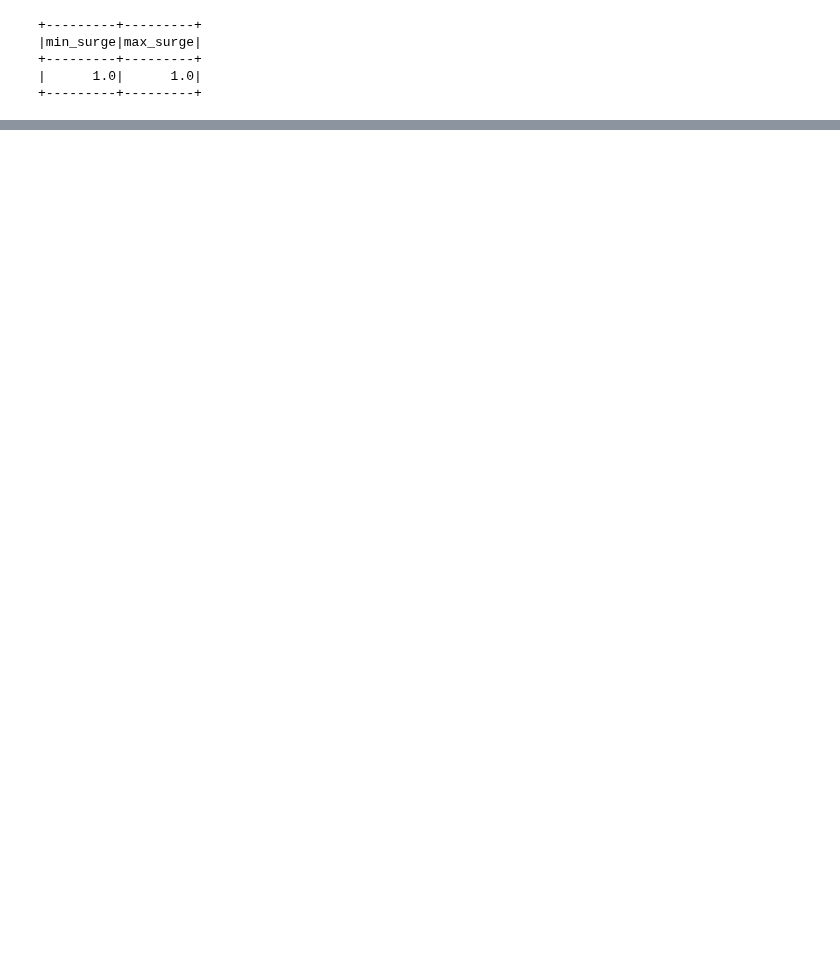
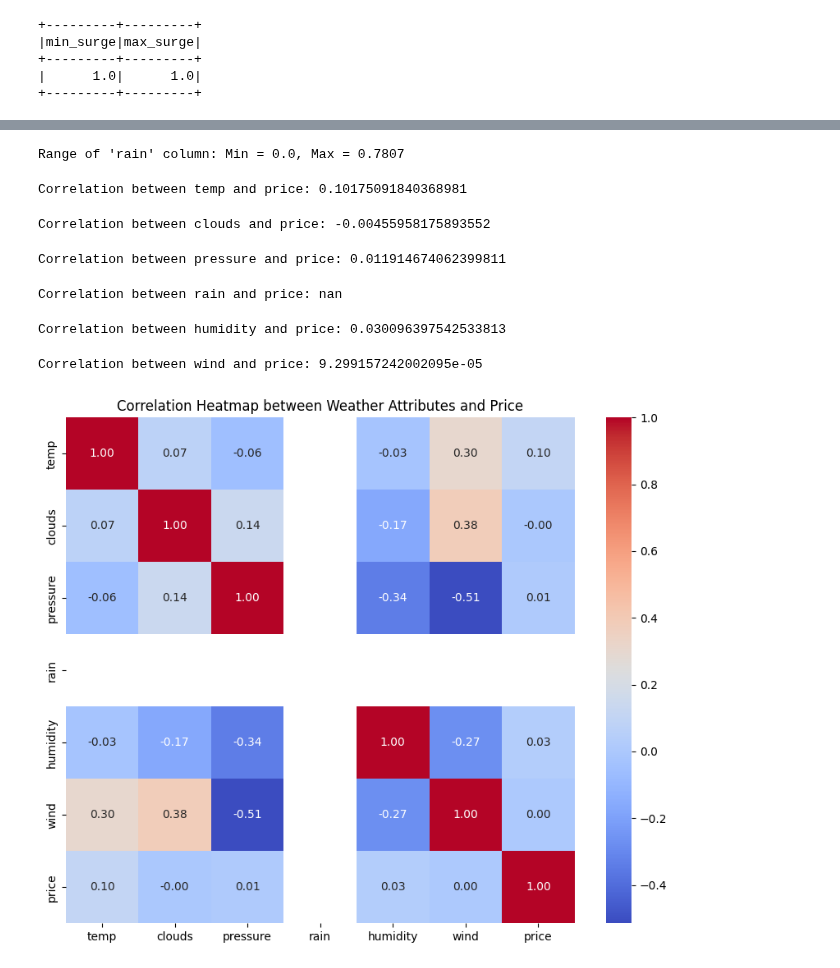
Before and after one commit to rishikamtam12/UberFarePredictor, a Jupyter notebook: dataVisualization.ipynb, the cells around one changed output, grey strips where cells are left out. Saved outputs shown, nothing was run; the diff lists cells and outputs as text; code cells hidden in the pictures; blank space fills up the shorter version.

```diff
--- a/dataVisualization.ipynb
+++ b/dataVisualization.ipynb
@@ -209,0 +336,20 @@ min_max_surge.show()
+# %%
+from pyspark.sql.functions import coalesce, col
+
+# Step 1: Replace 'weather_time_stamp' with 'weather_source_timestamp' where available
+joined_df = joined_df.withColumn(
+    "weather_time_stamp",
+    coalesce(col("weather_source_timestamp"), col("weather_time_stamp"))
+)
+
+# Step 2: Remove 'weather_source_timestamp' column
+joined_df = joined_df.drop("weather_source_timestamp")
+
+# Step 3: Count rows with any null value
+rows_before = joined_df.count()
+joined_df = joined_df.na.drop()  # Remove rows with any null values
+rows_after = joined_df.count()
+
+# Step 4: Print the number of rows removed
+rows_removed = rows_before - rows_after
+print(f"Number of rows removed: {rows_removed}")
@@ -350,0 +386,49 @@ print(f"Number of rows in uber_df: {row_count}")
+# %%
+from pyspark.sql.functions import min, max
+
+# Find the minimum and maximum values in the 'rain' column
+rain_min_max = weather_df.select(min("rain").alias("min_rain"), max("rain").alias("max_rain")).collect()
+
+# Display the result
+min_rain, max_rain = rain_min_max[0]
+print(f"Range of 'rain' column: Min = {min_rain}, Max = {max_rain}")
+# %% [output]
+Range of 'rain' column: Min = 0.0, Max = 0.7807
+# %%
+from pyspark.sql.functions import col
+import seaborn as sns
+import matplotlib.pyplot as plt
+import pandas as pd
+
+# Step 1: Select relevant columns
+weather_columns = ['temp', 'clouds', 'pressure', 'rain', 'humidity', 'wind']
+target_column = 'price'
+selected_columns = weather_columns + [target_column]
+selected_df = joined_df.select(*selected_columns)
+
+# Step 2: Compute correlations in PySpark
+correlations = {}
+for column in weather_columns:
+    corr_value = selected_df.stat.corr(column, target_column)
+    correlations[column] = corr_value
+    print(f"Correlation between {column} and {target_column}: {corr_value}")
+
+# Step 3: Convert to Pandas for visualization
+selected_pandas_df = selected_df.toPandas()
+
+# Compute the correlation matrix
+correlation_matrix = selected_pandas_df.corr()
+
+# Step 4: Plot heatmap
+plt.figure(figsize=(10, 8))
+sns.heatmap(correlation_matrix, annot=True, cmap="coolwarm", fmt=".2f")
+plt.title("Correlation Heatmap between Weather Attributes and Price")
+plt.show()
+# %% [output]
+Correlation between temp and price: 0.10175091840368981
+Correlation between clouds and price: -0.00455958175893552
+Correlation between pressure and price: 0.011914674062399811
+Correlation between rain and price: nan
+Correlation between humidity and price: 0.030096397542533813
+Correlation between wind and price: 9.299157242002095e-05
+[figure, added]
```
Also changed, not shown: parts of 18 cells of this notebook.
